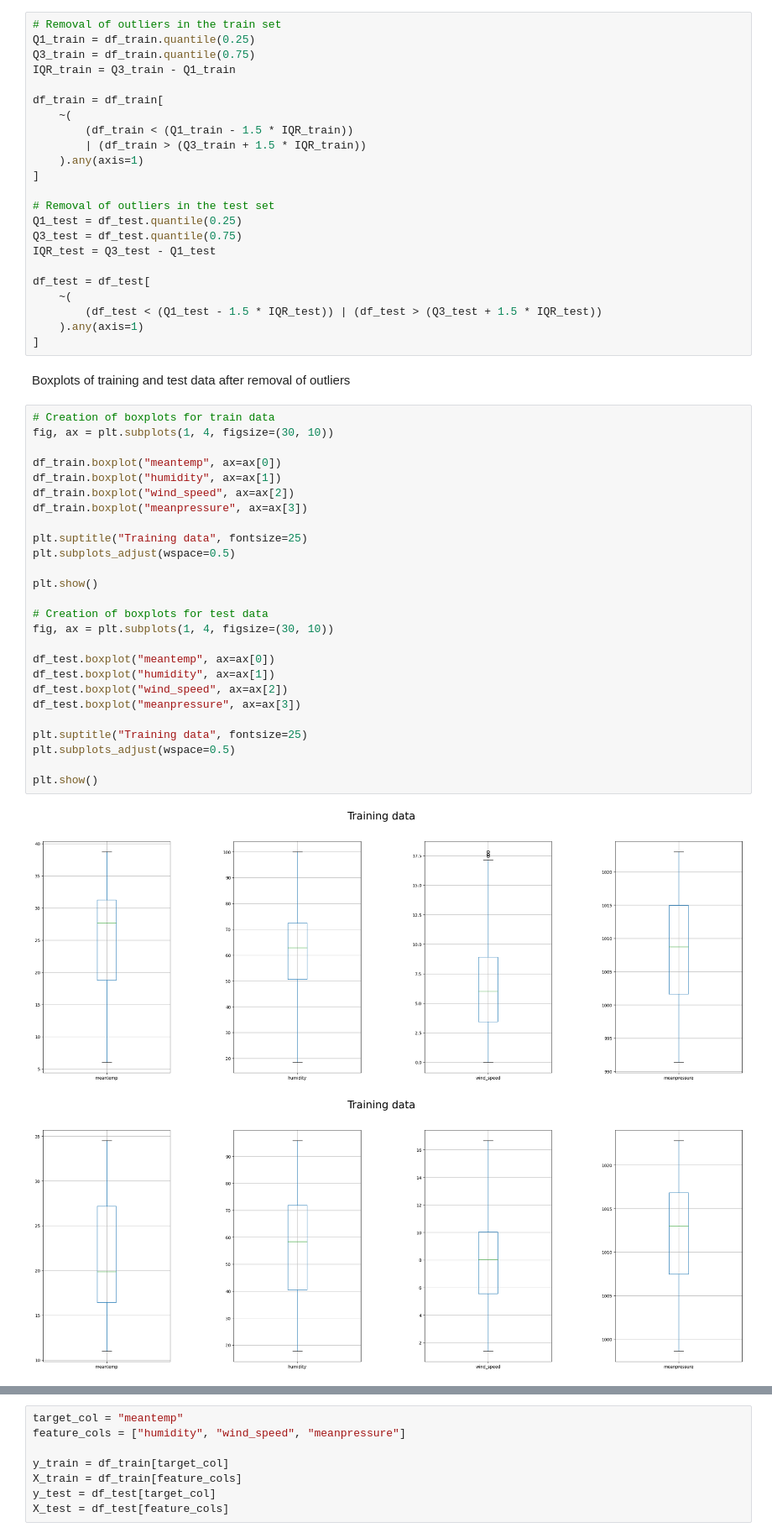
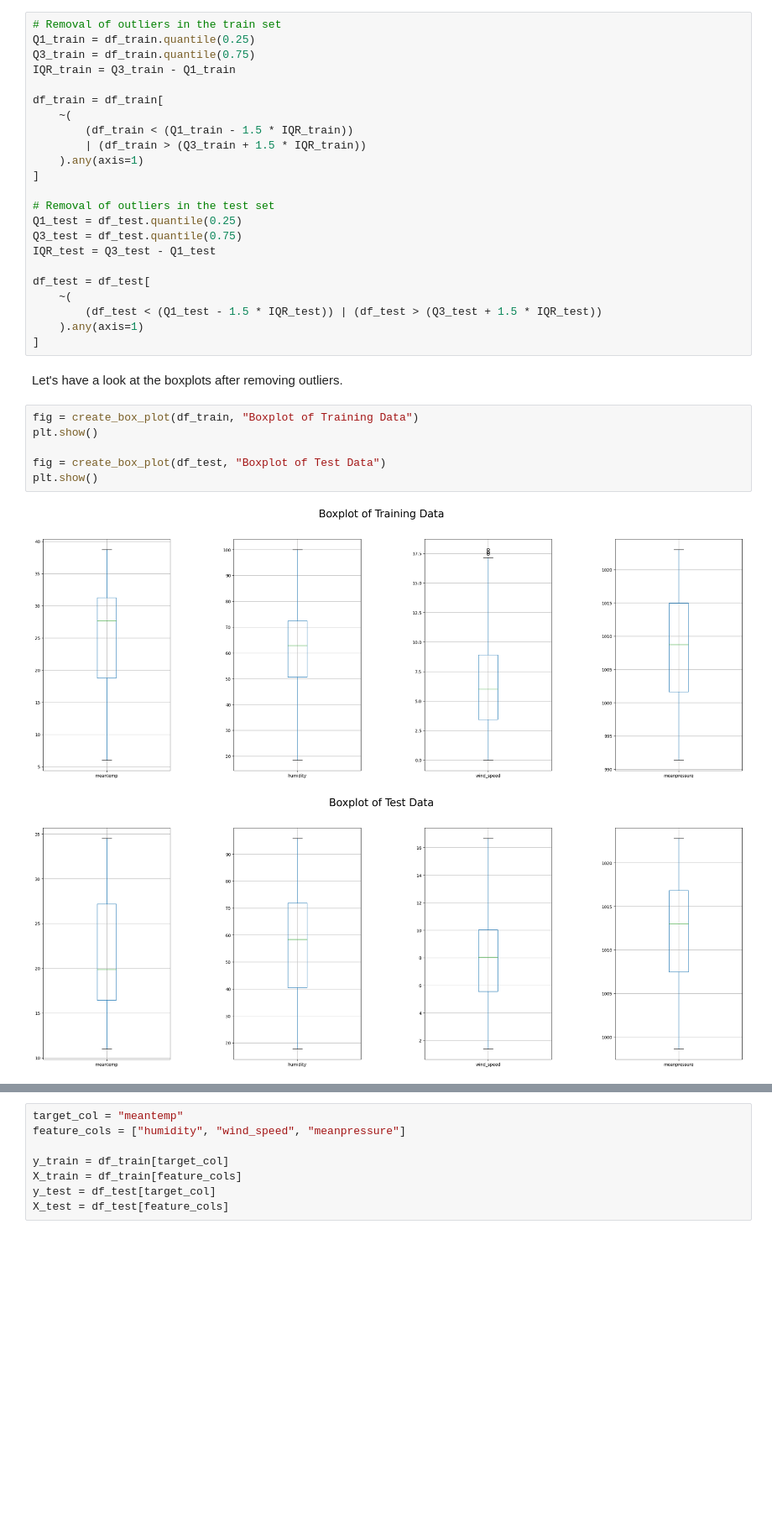
Before and after one commit to batcapricorn/prob-ml-project, a Jupyter notebook: src/GP_Main.ipynb, the cells around one changed output, grey strips where cells are left out. Shown at 84% size. Saved outputs shown, nothing was run; the diff lists cells and outputs as text; blank space fills up the shorter version.

```diff
--- a/src/GP_Main.ipynb
+++ b/src/GP_Main.ipynb
@@ -119,34 +133,14 @@ df_test = df_test[
         (df_test < (Q1_test - 1.5 * IQR_test)) | (df_test > (Q3_test + 1.5 * IQR_test))
     ).any(axis=1)
 ]
-# %% [markdown]
-Boxplots of training and test data after removal of outliers
-# %%
-# Creation of boxplots for train data
-fig, ax = plt.subplots(1, 4, figsize=(30, 10))
-
-df_train.boxplot("meantemp", ax=ax[0])
-df_train.boxplot("humidity", ax=ax[1])
-df_train.boxplot("wind_speed", ax=ax[2])
-df_train.boxplot("meanpressure", ax=ax[3])
-
-plt.suptitle("Training data", fontsize=25)
-plt.subplots_adjust(wspace=0.5)
-
-plt.show()
-
-# Creation of boxplots for test data
-fig, ax = plt.subplots(1, 4, figsize=(30, 10))
-
-df_test.boxplot("meantemp", ax=ax[0])
-df_test.boxplot("humidity", ax=ax[1])
-df_test.boxplot("wind_speed", ax=ax[2])
-df_test.boxplot("meanpressure", ax=ax[3])
-
-plt.suptitle("Training data", fontsize=25)
-plt.subplots_adjust(wspace=0.5)
-
-plt.show()
-# %% [output]
-[figure, removed]
-[figure, removed]
+# %% [markdown]
+Let's have a look at the boxplots after removing outliers.
+# %%
+fig = create_box_plot(df_train, "Boxplot of Training Data")
+plt.show()
+
+fig = create_box_plot(df_test, "Boxplot of Test Data")
+plt.show()
+# %% [output]
+[figure, added]
+[figure, added]
```
Also changed, not shown: parts of 22 cells of this notebook, 4 other files.
